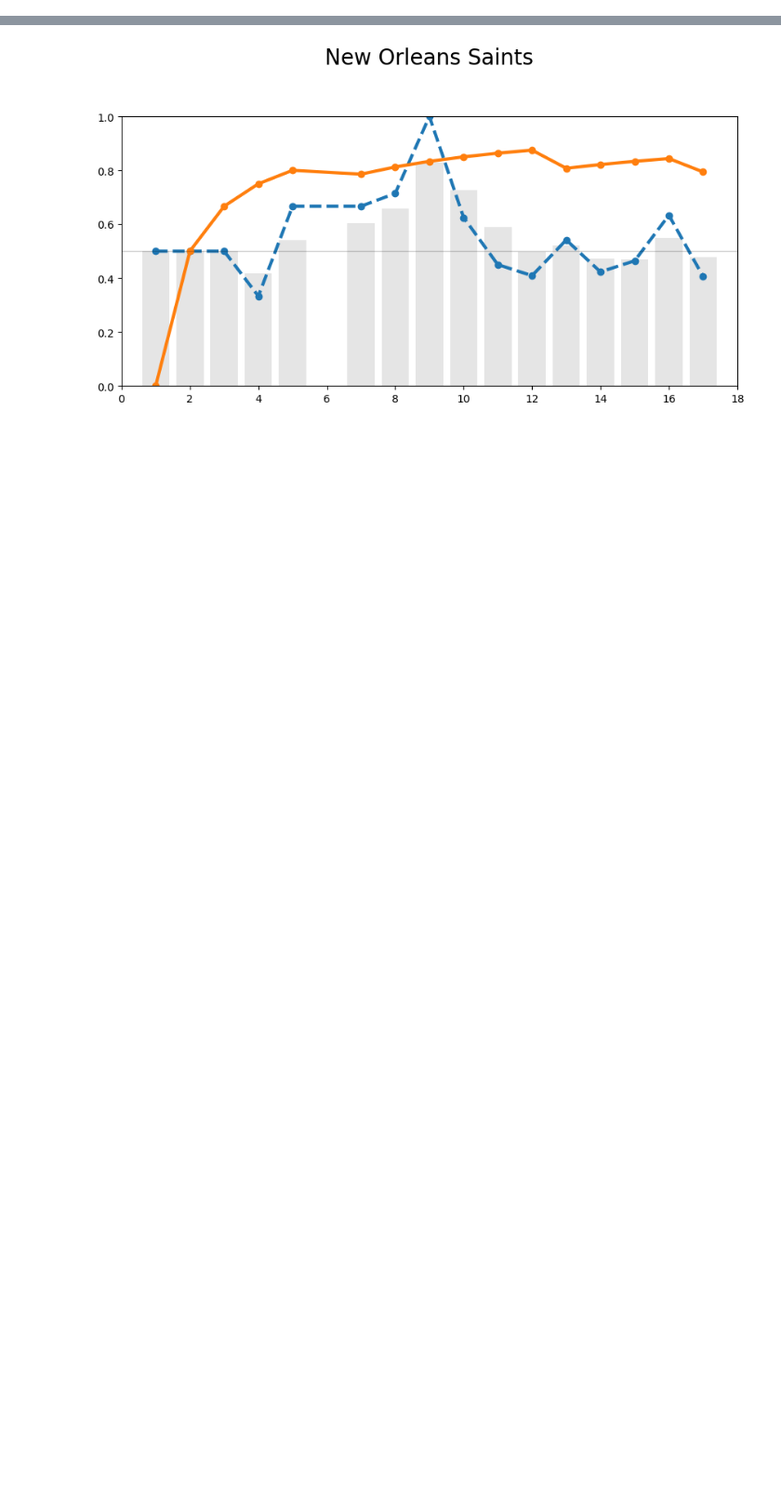
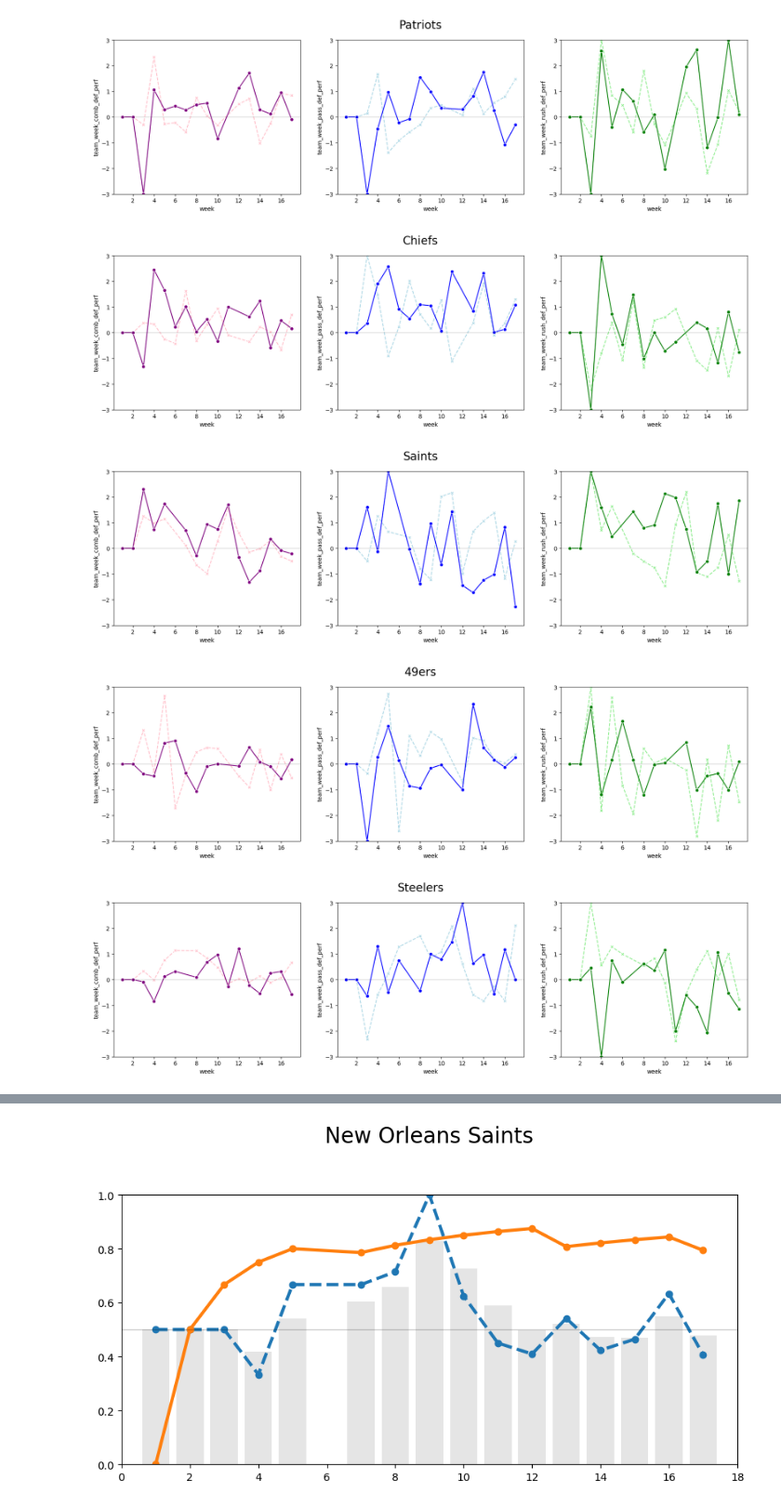
Before and after one commit to bladnman/footballing, a Jupyter notebook: src/dev/aggregates.ipynb, the cells around one changed output, grey strips where cells are left out. Shown at 93% size. Saved outputs shown, nothing was run; the diff lists cells and outputs as text; code cells hidden in the pictures; blank space fills up the shorter version.

```diff
--- a/src/dev/aggregates.ipynb
+++ b/src/dev/aggregates.ipynb
@@ -245,0 +514,43 @@ year_df = get_year_df(YEAR, agp_df)
+# %%
+def plot_compare(nickname, year_df, type='comb'):
+  tdf = year_df[year_df['team'] == gu.TEAM_NAME[nickname]]
+  types = ['comb','pass','rush']
+  # fig = plt.figure(figsize=(10,5),dpi=100)
+
+  fig, axs = plt.subplots(ncols=3, figsize=(20,5),dpi=100)
+  sns.lineplot(ax=axs[0], data=tdf, x='week', y=f'team_week_comb_def_perf', linestyle='--', marker='X', color='pink')
+  sns.lineplot(ax=axs[0], data=tdf, x='week', y=f'team_week_comb_off_perf', marker='o', color='purple')
+
+  sns.lineplot(ax=axs[1], data=tdf, x='week', y=f'team_week_pass_def_perf', linestyle='--', marker='X', color='lightblue')
+  sns.lineplot(ax=axs[1], data=tdf, x='week', y=f'team_week_pass_off_perf', marker='o', color='blue')
+
+  sns.lineplot(ax=axs[2], data=tdf, x='week', y=f'team_week_rush_def_perf', linestyle='--', marker='X', color='lightgreen')
+  sns.lineplot(ax=axs[2], data=tdf, x='week', y=f'team_week_rush_off_perf', marker='o', color='green')
+
+  axs[0].axhline(y=0, lw=1, color='black', alpha=0.2)
+  axs[1].axhline(y=0, lw=1, color='black', alpha=0.2)
+  axs[2].axhline(y=0, lw=1, color='black', alpha=0.2)
+  axs[0].set_ylim(-3,3)
+  axs[1].set_ylim(-3,3)
+  axs[2].set_ylim(-3,3)
+
+  fig.suptitle(f'{nickname}', fontsize=20)
+
+
+teams = [
+         'Patriots',
+         'Chiefs',
+         'Saints',
+         '49ers',
+         'Steelers',
+         'Ravens',
+        ]
+
+for team in teams:
+  plot_compare(team, year_df)
+# %% [output]
+[figure, added]
+[figure, added]
+[figure, added]
+[figure, added]
+[figure, added]
```
Also changed, not shown: parts of 12 cells of this notebook.
